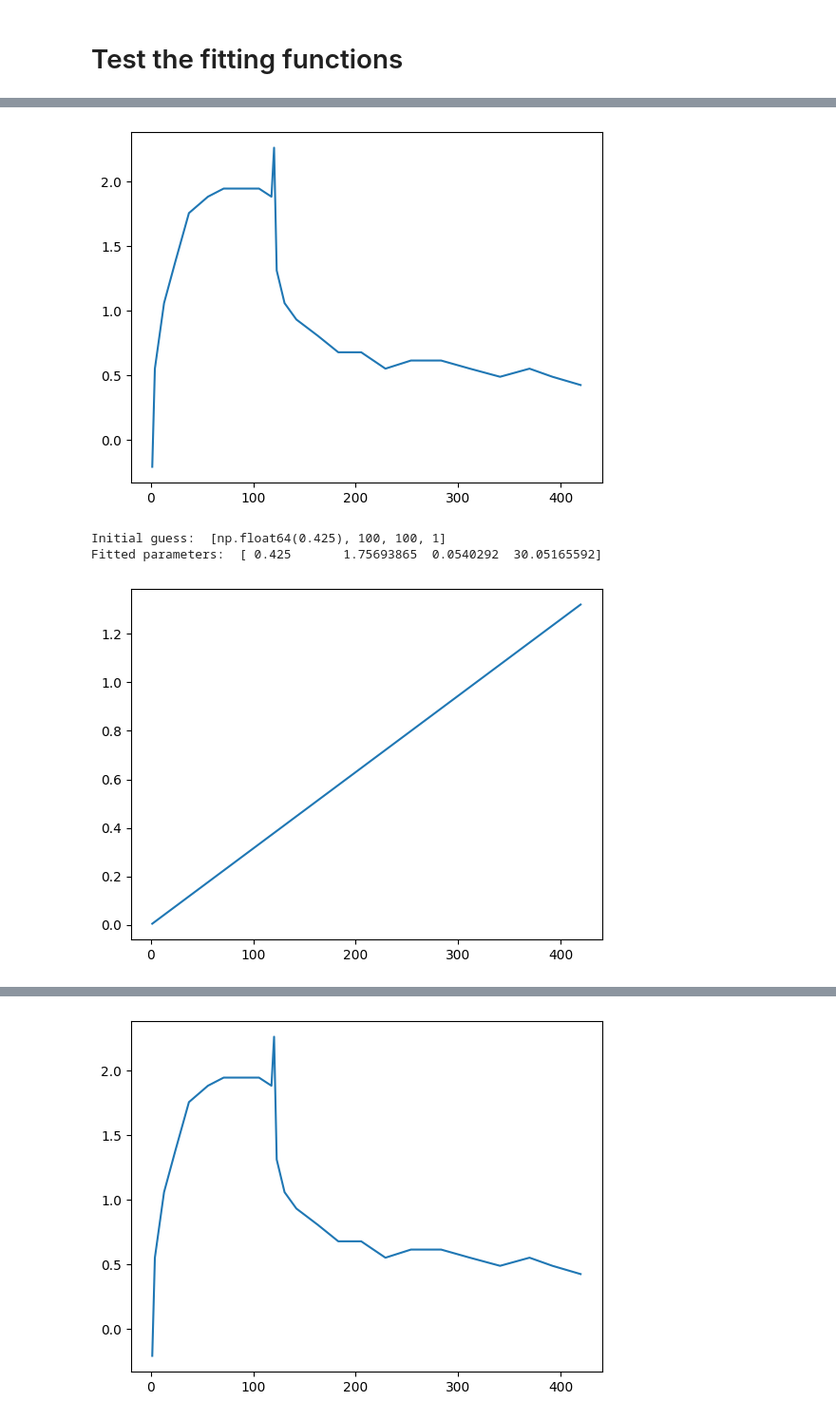
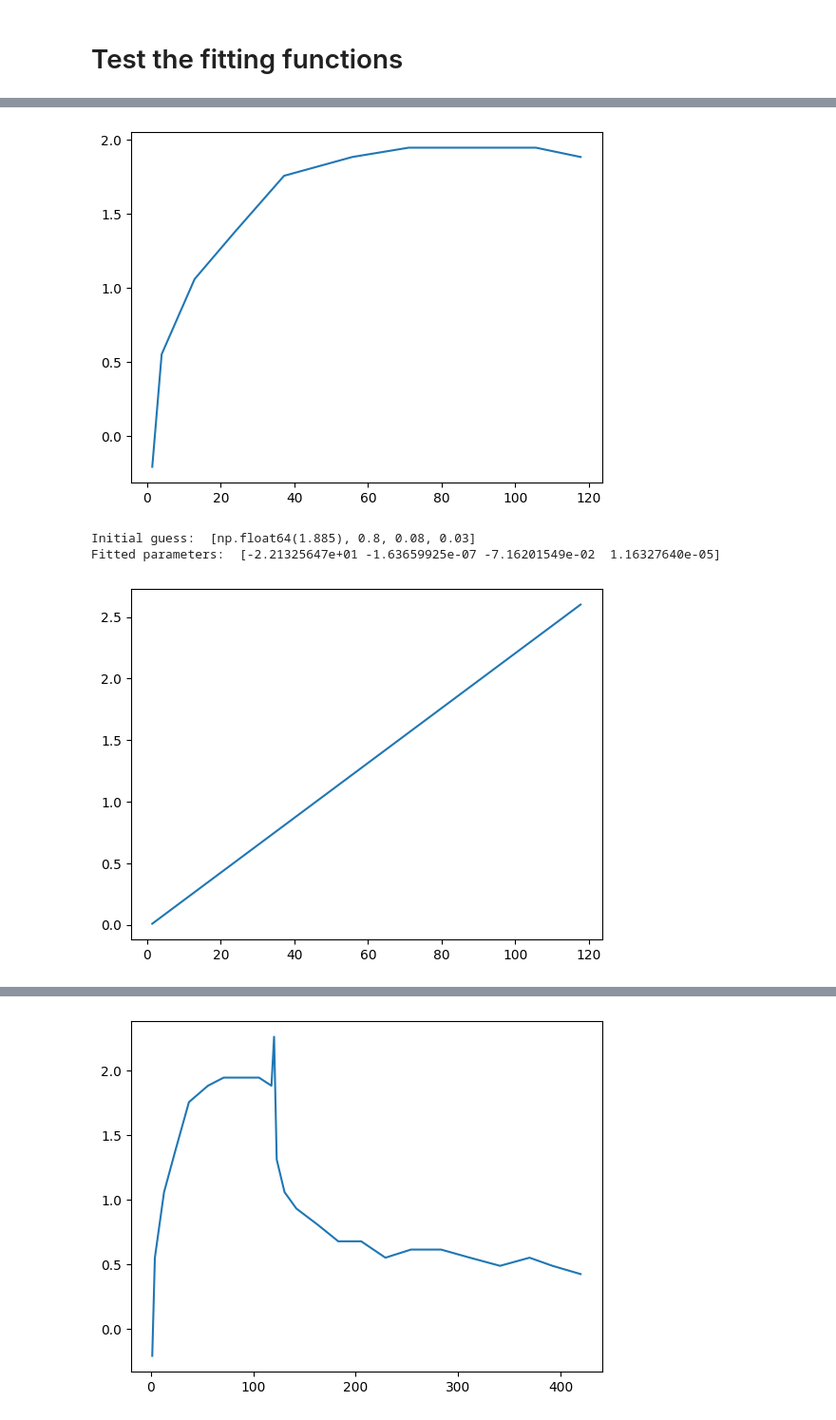
Before and after one commit to Ara101/Data_extraction_kinetic_signaling_data, a Jupyter notebook: code/python/rate_kinetics_0.ipynb, the cells around one changed output, grey strips where cells are left out. Shown at 95% size. Cells and saved outputs as stored; diff of their text form; code cells hidden in the pictures.

Commit message:
association example

```diff
--- a/code/python/rate_kinetics_0.ipynb
+++ b/code/python/rate_kinetics_0.ipynb
@@ -111,7 +111,7 @@ def response_to_steady_state(y_initial, y_final, t, D, kon, koff):
     return y_final * ((1 - D * np.exp(-kon * t)) + (D - 1) * np.exp(-koff * t)) + y_initial
 # %%
 # Typical association
-def typical_association(y_final, t, C, kon, koff):
+def typical_association(t, y_final, C, kon, koff):
     """
     Function to find the kon and koff values from the data
     Assuming it is a typical association function
@@ -269,36 +293,39 @@ def fit_data(data, time, resposne, assumption = "response to steady state", y_fi
 # %%
+# Testing first half of the data with association equation
+
 testFile105 = importCleanData("VEGFA165_NRP1_0.5-8nM_Lu2023.xlsx", "sheet1", ["Time 0.5nM", "RU 0.5nM"])
 # remove the first 4 rows
 testFile105 = testFile105.iloc[4:]
+testFile105 = testFile105.iloc[:-15]
 testFile105
 # plot the data
 plt.plot(testFile105["Time 0.5nM"], testFile105["RU 0.5nM"])
 plt.show ()
 
 # Initial guess for the parameters
 y_initial = testFile105.iloc[0, 1]
 y_final = testFile105["RU 0.5nM"].iloc[-1]  # Extract the single value
 #initial_guess = [y_initial, y_final, 6e1, 0.5, 1]
-initial_guess = [y_final, 100, 100, 1]
+initial_guess = [y_final, 0.8 , 0.08, 0.03]
 print("Initial guess: ", initial_guess)
 
 # data
 t_data = testFile105["Time 0.5nM"]
 response_data = testFile105["RU 0.5nM"]
 
 param_k, pcov_k = curve_fit(typical_association, t_data, response_data, p0=initial_guess)
 print("Fitted parameters: ", param_k)
 
 # plot the fitted data
 # created fitted response data
 fitted_response= typical_association(testFile105["Time 0.5nM"], *param_k)
 plt.plot(testFile105["Time 0.5nM"], fitted_response, label='Fitted Data')
 plt.show ()
 # %% [output]
-[figure, old version]
+[figure, new version]
-Initial guess:  [np.float64(0.425), 100, 100, 1]
-Fitted parameters:  [ 0.425       1.75693865  0.0540292  30.05165592]
+Initial guess:  [np.float64(1.885), 0.8, 0.08, 0.03]
+Fitted parameters:  [-2.21325647e+01 -1.63659925e-07 -7.16201549e-02  1.16327640e-05]
-[figure, old version]
+[figure, new version]
 # %%
 testFile105
 # %% [output]
```
Also changed, not shown: parts of 3 cells of this notebook.
